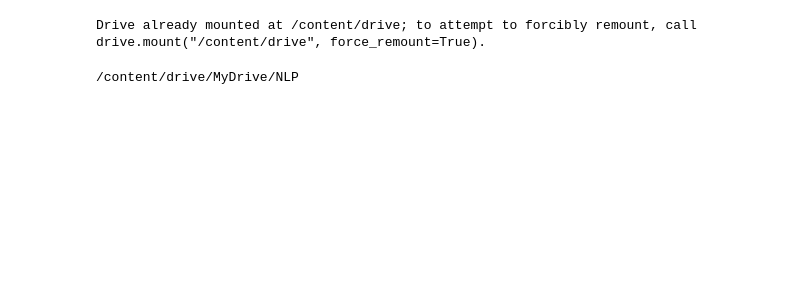
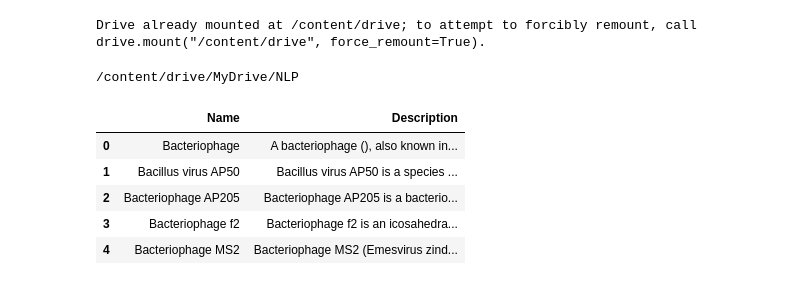
Before and after one commit to Eitams/NLP_Exercise, a Jupyter notebook: NLP_EDA.ipynb, the cells around one changed output. Drawn from its saved outputs; the diff is of its cells as text; code cells hidden in the pictures; blank space fills up the shorter version.

```diff
--- a/NLP_EDA.ipynb
+++ b/NLP_EDA.ipynb
@@ -26,3 +26,29 @@ pd.set_option('max_colwidth', None)
 ## Loading data
 df_bacteria = pd.read_csv("bacteria_df.csv", index_col=0)
 df_phage = pd.read_csv("bacteriophage_df.csv", index_col=0)
+# %%
+import nltk
+import spacy
+import pandas as pd
+import numpy as np
+import pandas_profiling as prof
+
+from pathlib import Path
+from textblob import TextBlob
+
+import matplotlib
+import matplotlib.pyplot as plt
+import seaborn as sns
+%matplotlib inline
+matplotlib.rcParams['figure.figsize'] = (10.0, 6.0)
+import plotly.graph_objs as go
+
+import plotly.graph_objs as go
+from plotly.offline import iplot
+from IPython.core.interactiveshell import InteractiveShell
+
+from sklearn.feature_extraction.text import CountVectorizer
+from sklearn.feature_extraction.text import TfidfVectorizer
+
+pd.options.display.max_colwidth = 100
+pd.options.display.max_columns = 30
@@ -28,0 +65,9 @@ df_phage = pd.read_csv("bacteriophage_df.csv", index_col=0)
+# %%
+df_phage.head()
+# %% [output]
+|  | Name | Description |
+| 0 | Bacteriophage | A bacteriophage (), also known in... |
+| 1 | Bacillus virus AP50 | Bacillus virus AP50 is a species ... |
+| 2 | Bacteriophage AP205 | Bacteriophage AP205 is a bacterio... |
+| 3 | Bacteriophage f2 | Bacteriophage f2 is an icosahedra... |
+| 4 | Bacteriophage MS2 | Bacteriophage MS2 (Emesvirus zind... |
```
Also changed, not shown: parts of 7 cells of this notebook.
